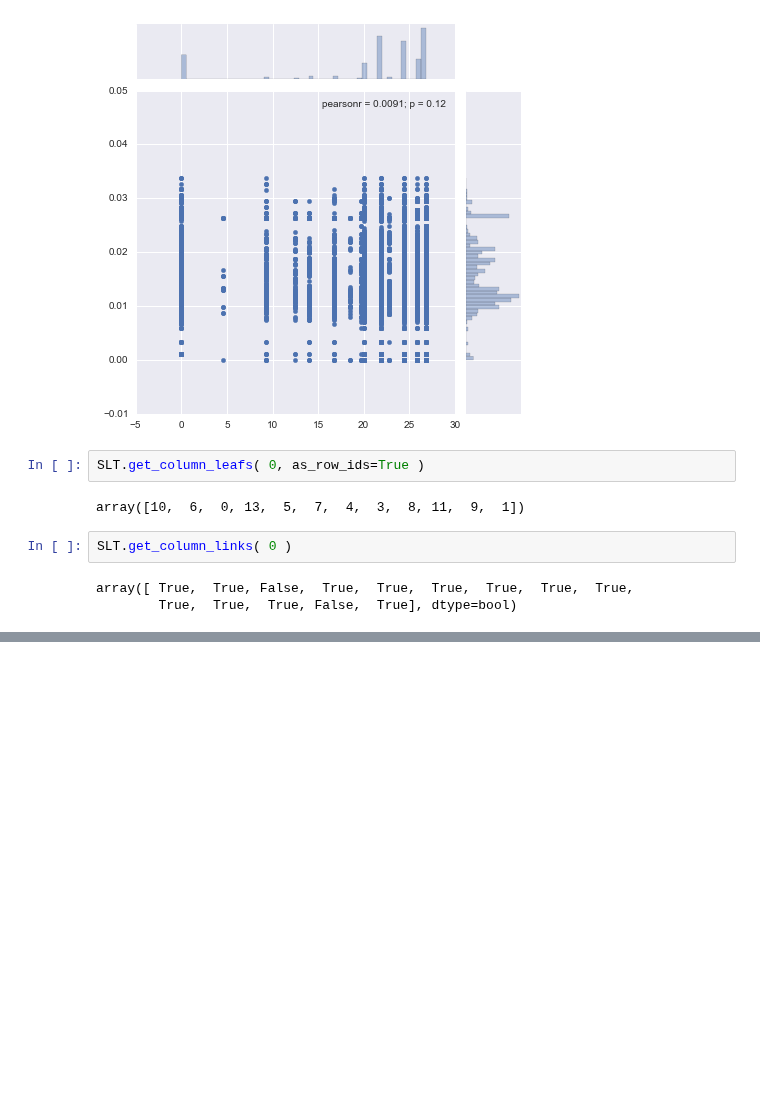
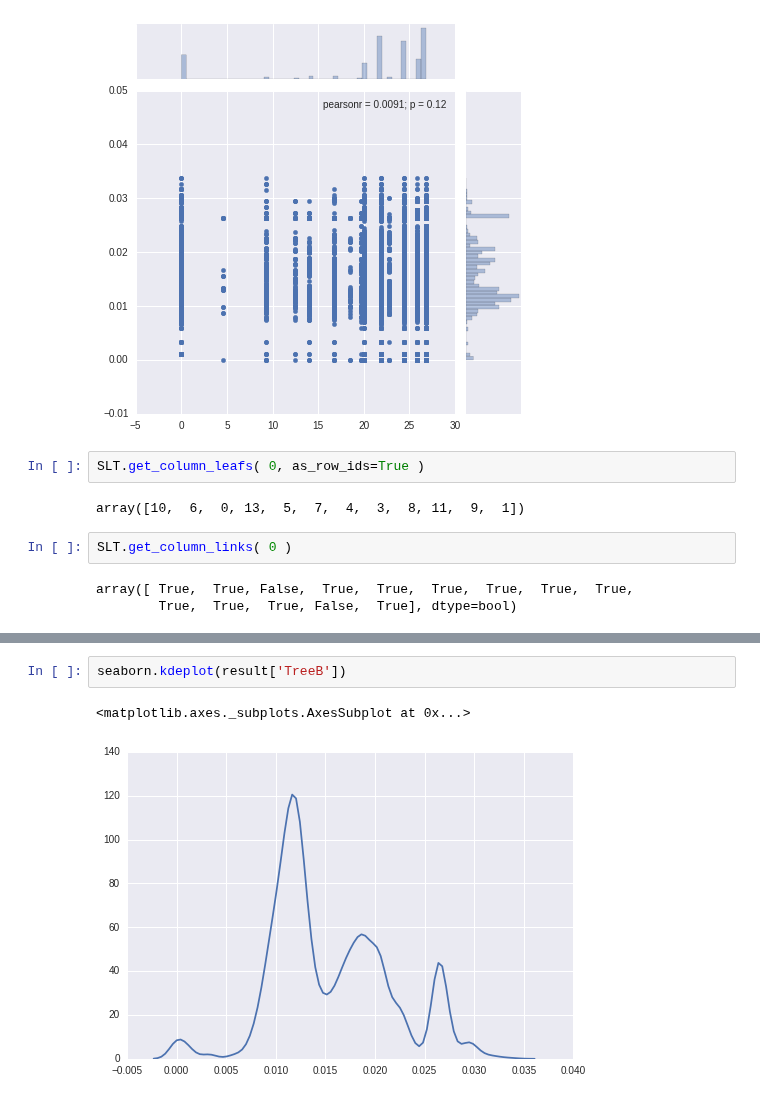
Before and after one commit to ryneches/SuchTree, a Jupyter notebook: example_2.ipynb, the cells around one changed output, grey strips where cells are left out. Saved outputs shown, nothing was run; the diff lists cells and outputs as text; blank space fills up the shorter version.

```diff
--- a/example_2.ipynb
+++ b/example_2.ipynb
@@ -112,0 +98,5 @@ pearson( result['TreeA'], result['TreeB'] )
+# %%
+seaborn.kdeplot(result['TreeB'])
+# %% [output]
+<matplotlib.axes._subplots.AxesSubplot at 0x...>
+[figure, added]
```
Also changed, not shown: parts of 18 cells of this notebook, 1 other file.
